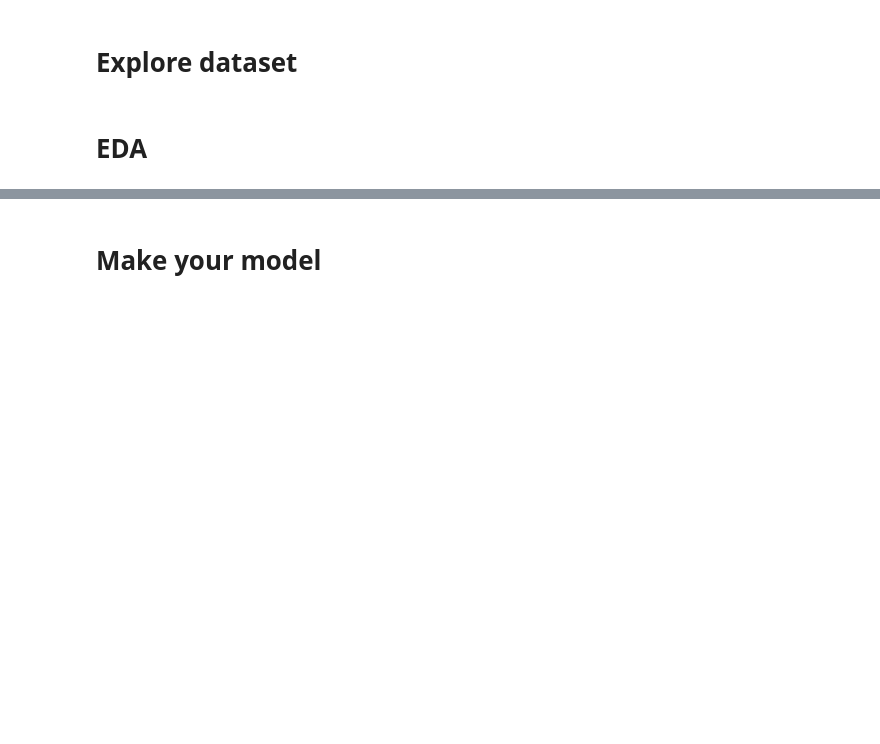
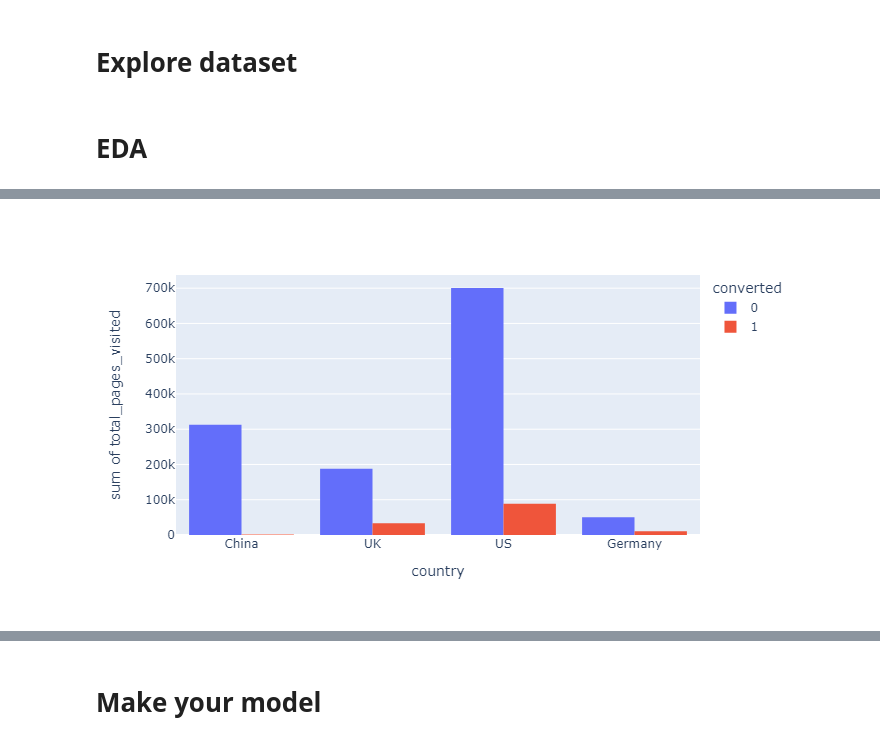
Before and after one commit to Swellisgood/fullstack-data-certification, a Jupyter notebook: BLOC_3_ML/conversion_rate_challenge/02-Conversion_rate_challenge_template.ipynb, the cells around one changed output, grey strips where cells are left out. Saved outputs shown, nothing was run; the diff lists cells and outputs as text; code cells hidden in the pictures; blank space fills up the shorter version.

```diff
--- a/BLOC_3_ML/conversion_rate_challenge/02-Conversion_rate_challenge_template.ipynb
+++ b/BLOC_3_ML/conversion_rate_challenge/02-Conversion_rate_challenge_template.ipynb
@@ -62,5 +102,5 @@ fig.show()
 # %%
-fig = px.histogram(data_sample, x="country", y="total_pages_visited",
+fig = px.histogram(data, x="country", y="total_pages_visited",
              color='converted', barmode='group',
              height=400)
 fig.show()
@@ -69 +108,2 @@ fig.show()
+[figure, added]
 # %%
```
Also changed, not shown: parts of 73 cells of this notebook, 2 other files.
